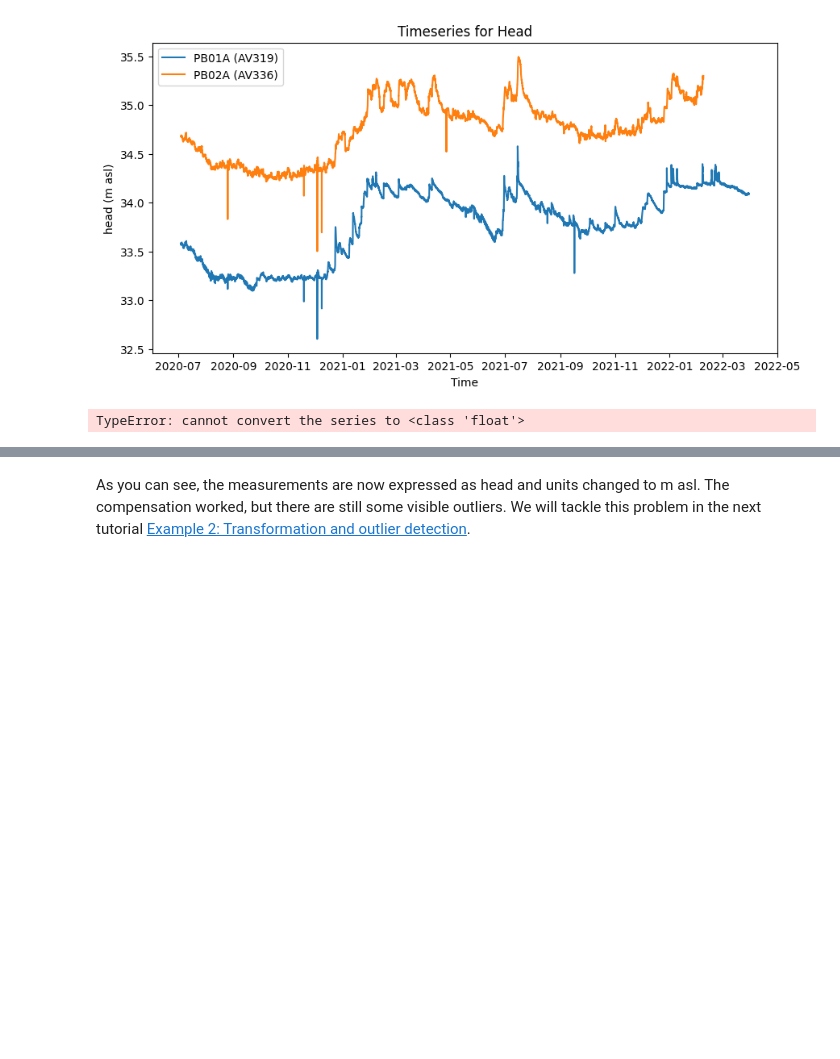
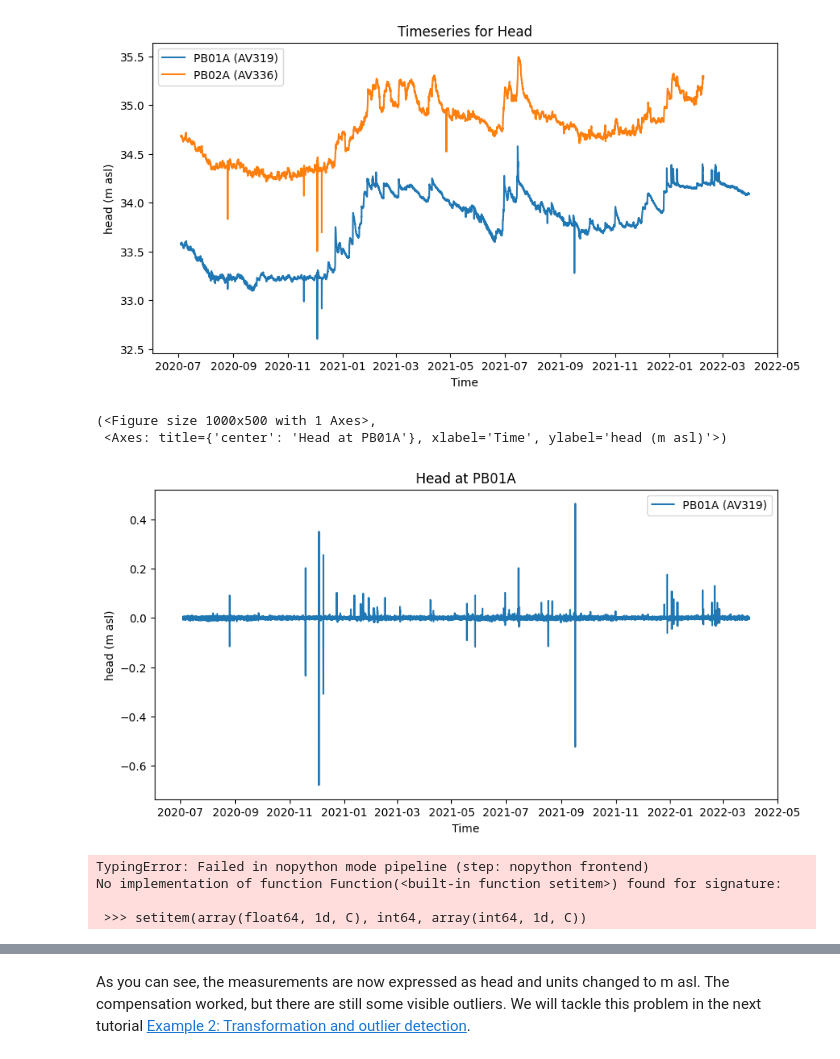
Before and after one commit to zawadzkim/gensor, a Jupyter notebook: docs/notebooks/000-basic_usage.ipynb, the cells around one changed output, grey strips where cells are left out. Cells and saved outputs as stored; diff of their text form; code cells hidden in the pictures; blank space fills up the shorter version.

```diff
--- a/docs/notebooks/000-basic_usage.ipynb
+++ b/docs/notebooks/000-basic_usage.ipynb
@@ -157,9 +157,18 @@ compensated_ds = gs.compensate(groundwater_ds, baro, drop_low_wc=True, threshold
 compensated_ds.plot()
 # %% [output]
 [figure]
+# %%
+pb01a = compensated_ds[0].model_copy()
+pb01a.transform('difference').plot()
+# %% [output]
+(<Figure size 1000x500 with 1 Axes>,
+ <Axes: title={'center': 'Head at PB01A'}, xlabel='Time', ylabel='head (m asl)'>)
+[figure, added]
 # %%
 pb01a = compensated_ds[0].model_copy()
-pb01a_filtered = pb01a.detect_outliers(method='zscore', rolling=True, window=6, remove=True)
-pb01a_filtered.plot()
+pb01a_filtered = pb01a.detect_outliers(method='zscore', remove=True, rolling=True, window=24)
 # %% [output]
-TypeError: cannot convert the series to <class 'float'>
+TypingError: Failed in nopython mode pipeline (step: nopython frontend)
+No implementation of function Function(<built-in function setitem>) found for signature:
+
+ >>> setitem(array(float64, 1d, C), int64, array(int64, 1d, C))
```
Also changed, not shown: parts of 2 cells of this notebook, 5 other files.
